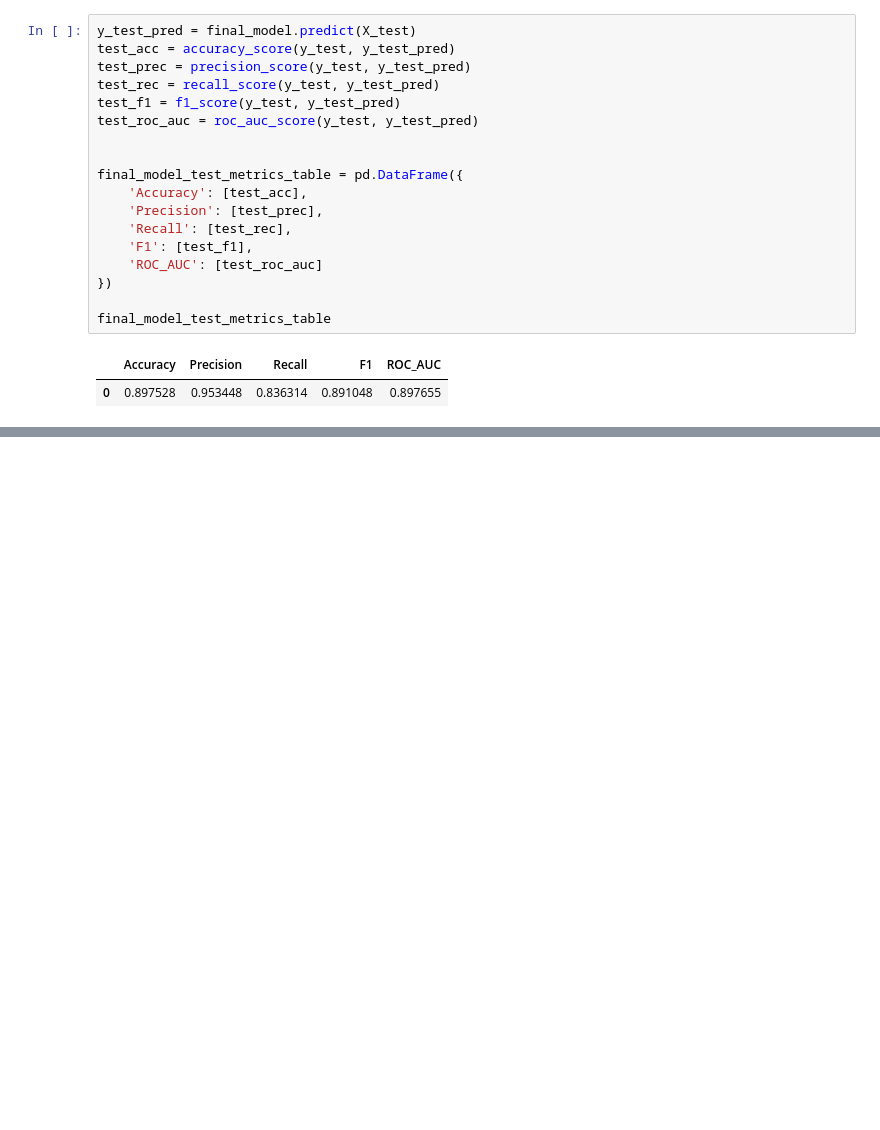
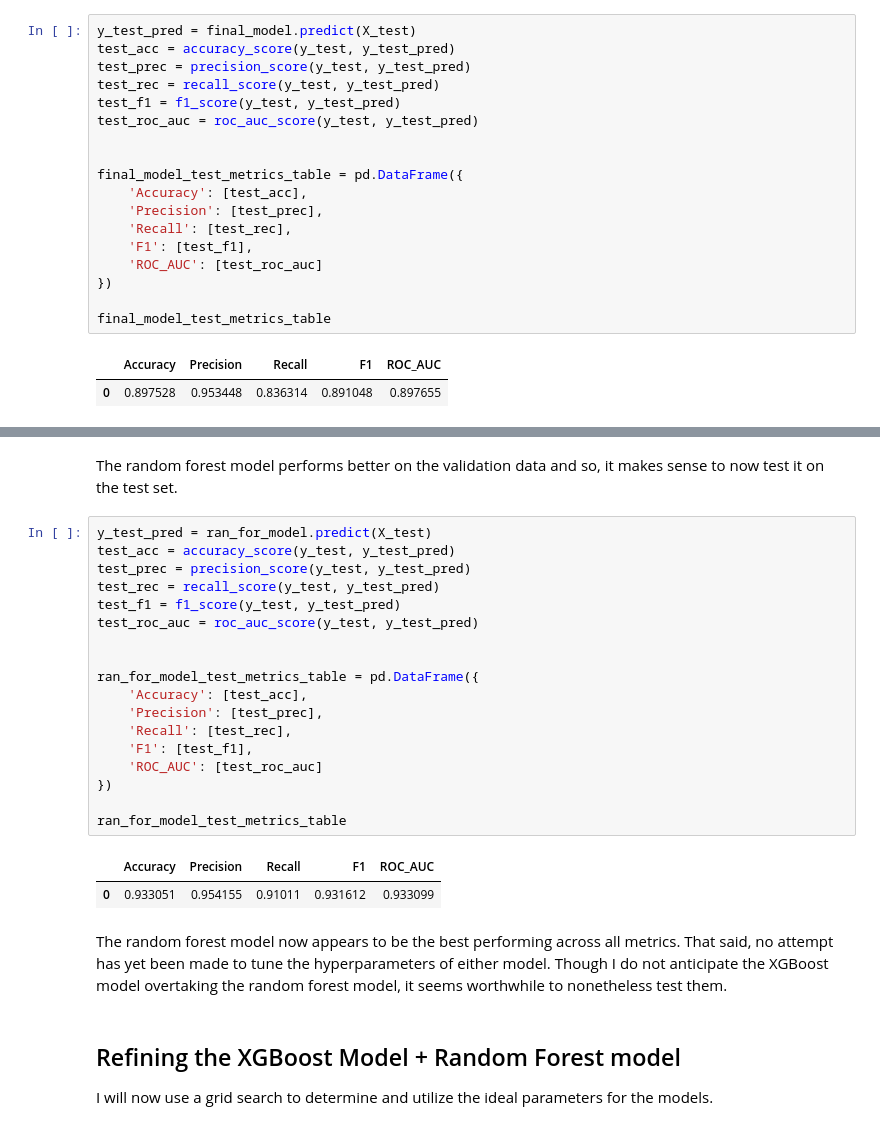
Before and after one commit to the-ethical-ai/Loan_default, a Jupyter notebook: loan_default_notebook.ipynb, the cells around one changed output, grey strips where cells are left out. Saved outputs shown, nothing was run; the diff lists cells and outputs as text; blank space fills up the shorter version.

```diff
--- a/loan_default_notebook.ipynb
+++ b/loan_default_notebook.ipynb
@@ -554,0 +588,31 @@ final_model_test_metrics_table
+# %% [markdown]
+The random forest model performs better on the validation data and so, it makes sense to now test it on the test set.
+# %%
+y_test_pred = ran_for_model.predict(X_test)
+test_acc = accuracy_score(y_test, y_test_pred)
+test_prec = precision_score(y_test, y_test_pred)
+test_rec = recall_score(y_test, y_test_pred)
+test_f1 = f1_score(y_test, y_test_pred)
+test_roc_auc = roc_auc_score(y_test, y_test_pred)
+
+
+ran_for_model_test_metrics_table = pd.DataFrame({
+    'Accuracy': [test_acc],
+    'Precision': [test_prec],
+    'Recall': [test_rec],
+    'F1': [test_f1],
+    'ROC_AUC': [test_roc_auc]
+})
+
+ran_for_model_test_metrics_table
+# %% [output]
+|  | Accuracy | Precision | Recall | F1 | ROC_AUC |
+| 0 | 0.933051 | 0.954155 | 0.91011 | 0.931612 | 0.933099 |
+# %% [markdown]
+The random forest model now appears to be the best performing across all metrics. That said, no attempt has yet been
+made to tune the hyperparameters of either model. Though I do not anticipate the XGBoost model overtaking the random
+forest model, it seems worthwhile to nonetheless test them.
+# %% [markdown]
+## Refining the XGBoost Model + Random Forest model
+
+I will now use a grid search to determine and utilize the ideal parameters for the models.
```
Also changed, not shown: parts of 9 cells of this notebook.
